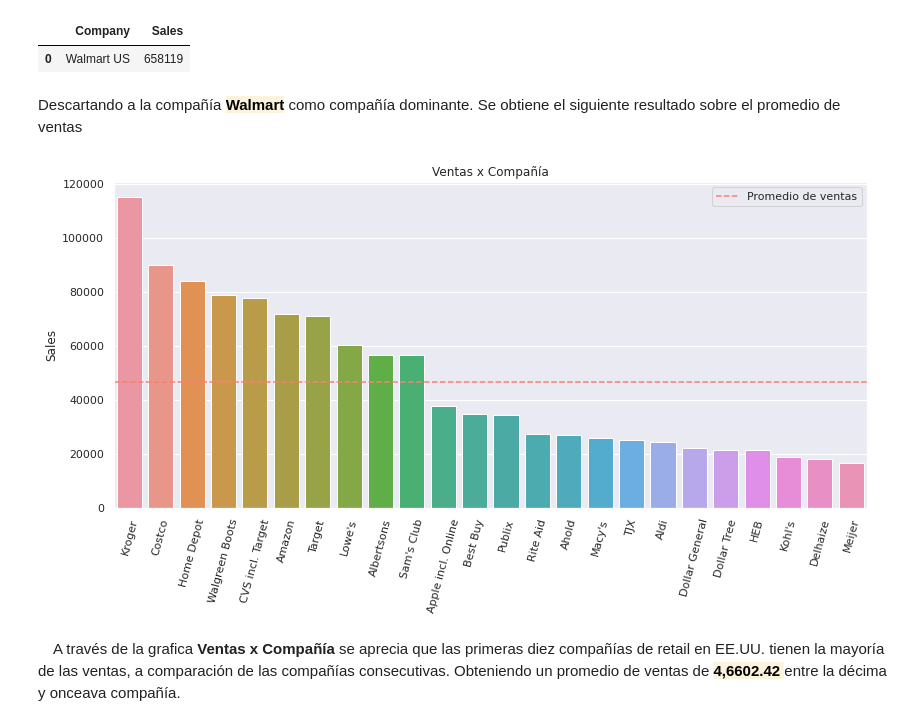
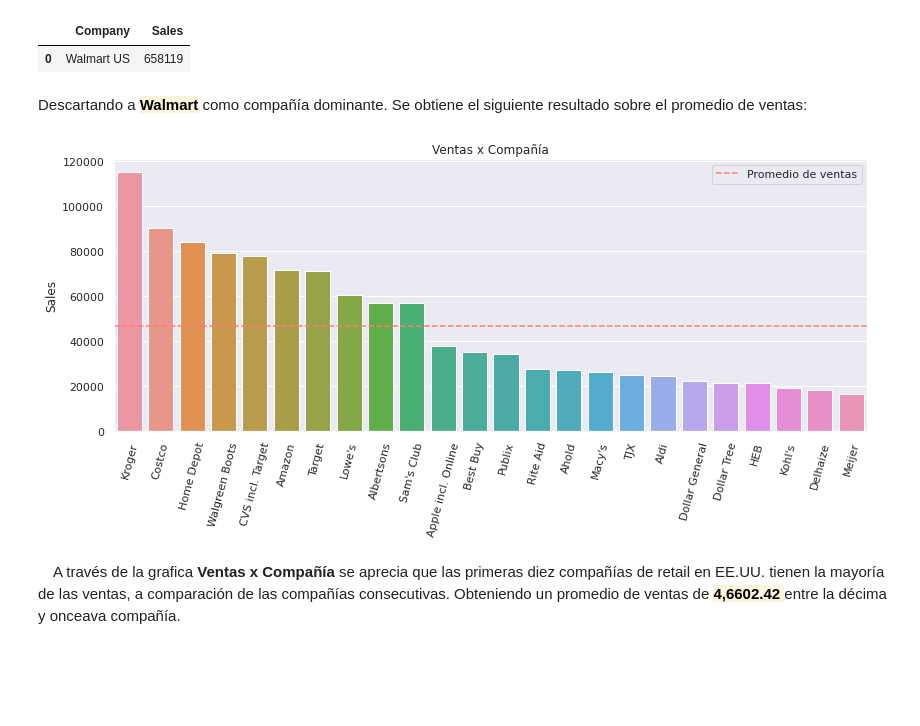
Before and after one commit to iofabela/datacademy_project-Largest_retailers, a Jupyter notebook: datacademy_project_retails.ipynb, the cells around one changed output. Saved outputs shown, nothing was run; the diff lists cells and outputs as text; code cells hidden in the pictures; blank space fills up the shorter version.

```diff
--- a/datacademy_project_retails.ipynb
+++ b/datacademy_project_retails.ipynb
@@ -88,19 +94,19 @@ df.sort_values('Sales',ascending=False)[['Company','Sales']].head(1)
 |  | Company | Sales |
 | 0 | Walmart US | 658119 |
 # %% [markdown]
-<p>Descartando a la compañía <strong><mark style="background: rgba(251, 243, 219, 1);">Walmart</mark></strong><strong> </strong>como compañía dominante. Se obtiene el siguiente resultado sobre el promedio de ventas</p>
+<p>Descartando a <strong><mark style="background: rgba(251, 243, 219, 1);">Walmart</mark></strong><strong> </strong>como compañía dominante. Se obtiene el siguiente resultado sobre el promedio de ventas:</p>
 # %%
 df_without_walmart= df[df.Company != 'Walmart US'] # Data frame without Walmart
 sns.set()
-figure, axes= plt.subplots(figsize=(13.5,6), gridspec_kw={"height_ratios": [3]});
+figure, axes= plt.subplots(figsize=(13.5,5), gridspec_kw={"height_ratios": [3]});
 sns.barplot(data=df_without_walmart,x='Company',y='Sales',ax=axes)
 axes.axhline(df_without_walmart['Sales'].mean(),ls='--',label='Promedio de ventas',color='Salmon')
 axes.tick_params(axis='x', rotation=75);axes.set(xlabel=None)
 plt.title('Ventas x Compañía')
 plt.legend()
 plt.show()
 # %% [output]
-[figure, old version]
+[figure, new version]
 # %% [markdown]
 <p>&emsp;A través de la grafica <b>Ventas x Compañía</b> se aprecia que las primeras diez compañías de retail en EE.UU. tienen la mayoría de las ventas, a comparación de las compañías consecutivas.  Obteniendo un promedio de ventas de <strong><mark style="background: rgba(251, 243, 219, 1);"> 4,6602.42 </mark></strong><strong> </strong>entre la décima y onceava compañía.</p>
 # %% [markdown]
```
Also changed, not shown: parts of 11 cells of this notebook, 1 other file.
